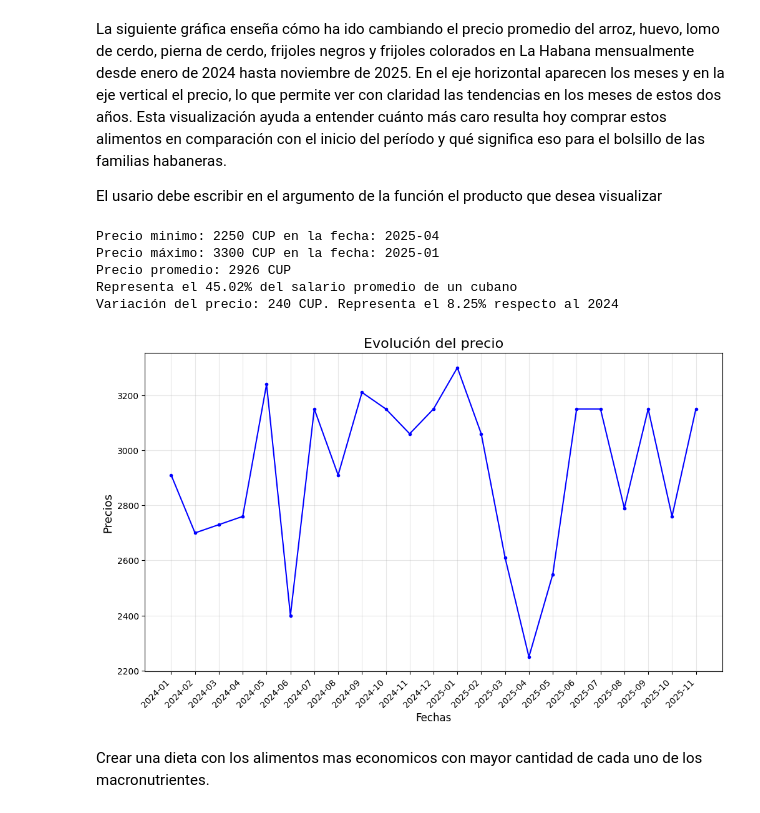
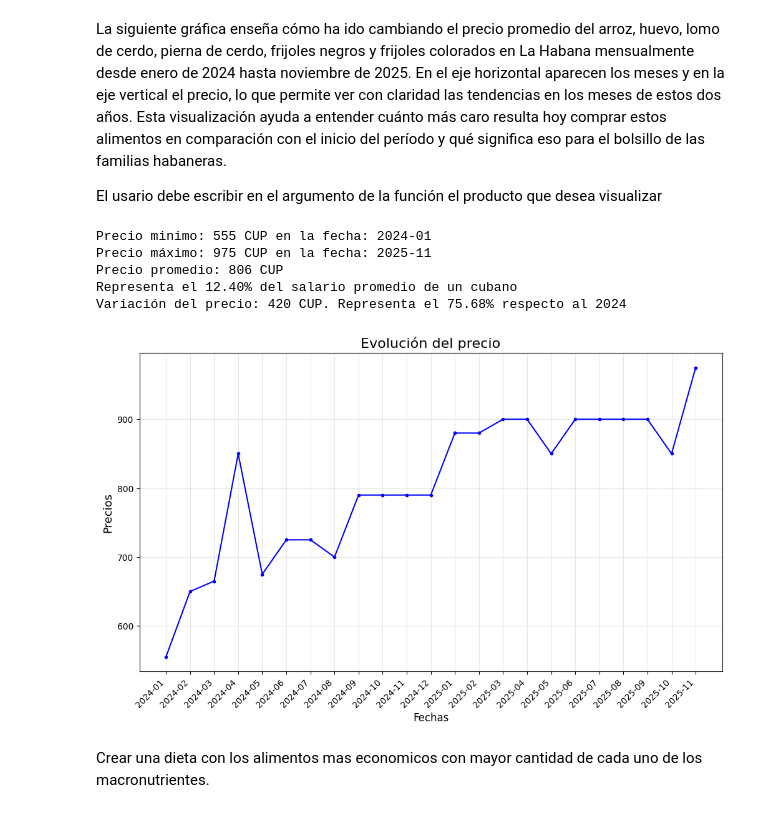
Before and after one commit to datascienceelias-png/proyecto_pipymes, a Jupyter notebook: analisis.ipynb, the cells around one changed output. Saved outputs shown, nothing was run; the diff lists cells and outputs as text; code cells hidden in the pictures.

```diff
--- a/analisis.ipynb
+++ b/analisis.ipynb
@@ -143,24 +143,24 @@ La siguiente gráfica enseña cómo ha ido cambiando el precio promedio del arro
 
 El usario debe escribir en el argumento de la función el producto que desea visualizar
 # %%
-fechas, promedio_precio = fn.datos_evolución_precios(evolución_precios, "huevo")
+fechas, promedio_precio = fn.datos_evolución_precios(evolución_precios, "lomo de cerdo")
 
 print(f"Precio minimo: {min(promedio_precio)} CUP en la fecha: {fechas[promedio_precio.index(min(promedio_precio))]}")
 print(f"Precio máximo: {max(promedio_precio)} CUP en la fecha: {fechas[promedio_precio.index(max(promedio_precio))]}")
 promedio_24meses = round(sum(promedio_precio)/len(promedio_precio))
 print(f"Precio promedio: {promedio_24meses} CUP")
 
 print(f"Representa el {(promedio_24meses/6499 * 100):.2f}% del salario promedio de un cubano")
 print(f"Variación del precio: {promedio_precio[-1] - promedio_precio[0]} CUP. Representa el {((promedio_precio[-1] - promedio_precio[0])/ promedio_precio[0]*100):.2f}% respecto al 2024")
 
 gr.evolución_precios(promedio_precio,fechas)
 # %% [output]
-Precio minimo: 2250 CUP en la fecha: 2025-04
-Precio máximo: 3300 CUP en la fecha: 2025-01
-Precio promedio: 2926 CUP
-Representa el 45.02% del salario promedio de un cubano
-Variación del precio: 240 CUP. Representa el 8.25% respecto al 2024
+Precio minimo: 555 CUP en la fecha: 2024-01
+Precio máximo: 975 CUP en la fecha: 2025-11
+Precio promedio: 806 CUP
+Representa el 12.40% del salario promedio de un cubano
+Variación del precio: 420 CUP. Representa el 75.68% respecto al 2024
-[figure, old version]
+[figure, new version]
 # %% [markdown]
 Crear una dieta con los alimentos mas economicos con mayor cantidad de cada uno de los macronutrientes.
 # %%
```
Also changed, not shown: parts of 1 cell of this notebook, 2 other files.
